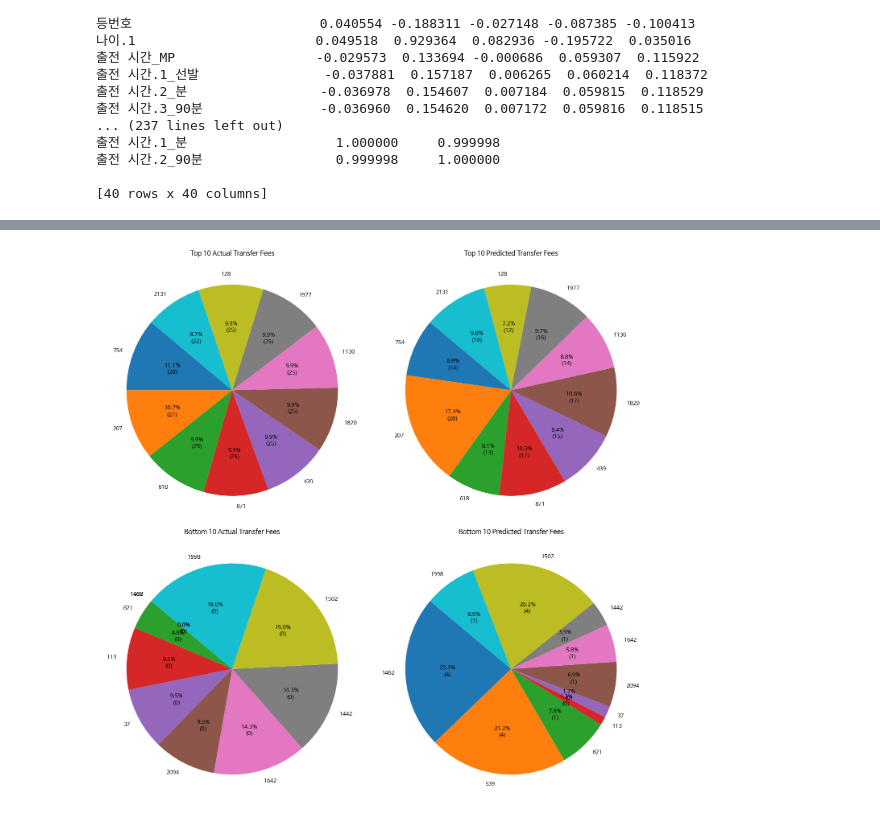
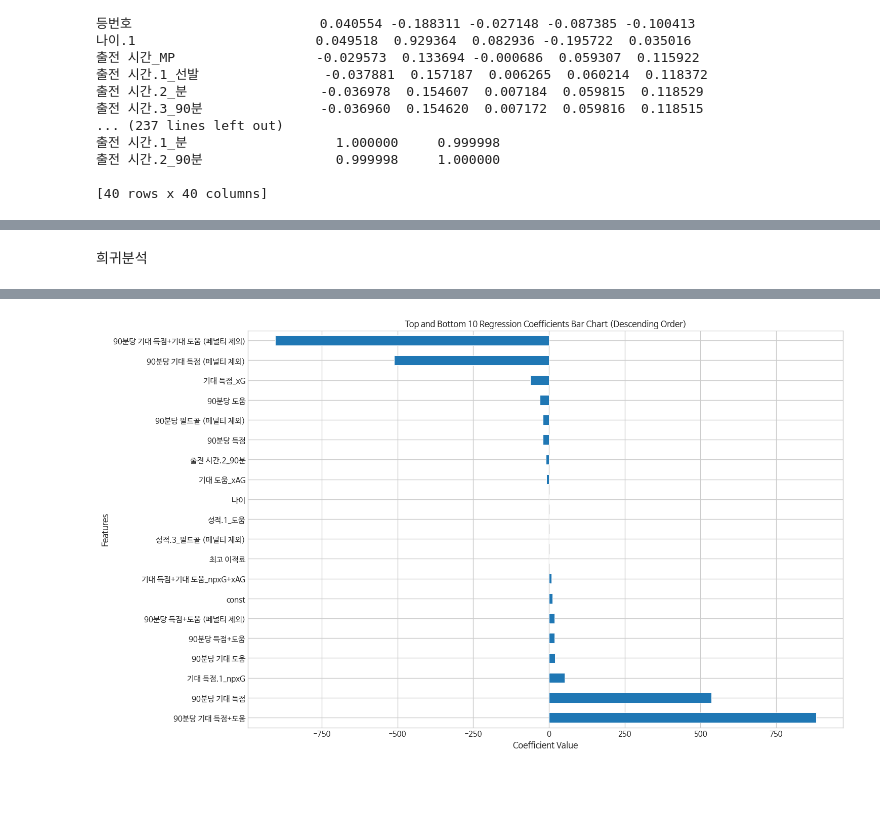
Before and after one commit to nyulnyul/FootballValues, a Jupyter notebook: footballvalue.ipynb, the cells around one changed output, grey strips where cells are left out. Drawn from its saved outputs; the diff is of its cells as text; code cells hidden in the pictures; blank space fills up the shorter version.

Commit message:
희귀분석 상관분석 상위 10개, 하위 10개 시각화

```diff
--- a/footballvalue.ipynb
+++ b/footballvalue.ipynb
@@ -391,13 +379,15 @@ plt.show()
+# %% [markdown]
+희귀분석
 # %%
+import pandas as pd
 import matplotlib.pyplot as plt
-import numpy as np
-import pandas as pd
+import statsmodels.api as sm
 from sklearn.model_selection import train_test_split
 from sklearn.metrics import mean_squared_error, r2_score
-import statsmodels.api as sm
+import numpy as np
 
-# 데이터 프레임 예시
-# df_cleaned = pd.read_csv('your_data.csv')
+# 데이터 불러오기 및 전처리 (df_cleaned는 이미 전처리된 데이터프레임으로 가정)
+# df_cleaned = pd.read_csv('path_to_your_data.csv')  # 예시로 데이터 파일을 불러오는 코드
 
 # 종속 변수와 독립 변수 설정
 X = df_cleaned.drop(['이적료'], axis=1).select_dtypes(include=['float64', 'int64'])  # 이적료를 제외한 숫자형 변수들
@@ -425,42 +415,41 @@ r2 = r2_score(y_test, y_pred)
 print(f"평균 제곱 오차 (MSE): {mse}")
 print(f"결정 계수 (R^2): {r2}")
 
-# 예측값과 실제값의 차이를 데이터프레임으로 생성
-results = pd.DataFrame({'Actual': y_test, 'Predicted': y_pred})
-results['Residual'] = results['Actual'] - results['Predicted']
+# 회귀 계수 출력
+coefficients = pd.DataFrame(model.params, X.columns, columns=['Coefficient'])
 
-# 음수 값을 절대값으로 변환
-results = results.abs()
+# 상위 10개 회귀 계수 추출 (높은 순서)
+top_10_coefficients = coefficients.nlargest(10, 'Coefficient')
 
-# 상위 10개와 하위 10개 데이터 추출
-top_10 = results.nlargest(10, 'Actual')
-bottom_10 = results.nsmallest(10, 'Actual')
+# 하위 10개 회귀 계수 추출 (낮은 순서)
+bottom_10_coefficients = coefficients.nsmallest(10, 'Coefficient')
 
-# 퍼센트와 숫자 표시 함수
-def func(pct, allvals):
-    absolute = int(np.round(pct/100.*np.sum(allvals)))
-    return "{:.1f}%\n({:d})".format(pct, absolute)
+# 데이터 합치기 (상위 10개와 하위 10개를 합친 후 내림차순으로 정렬)
+combined_coefficients = pd.concat([top_10_coefficients, bottom_10_coefficients]).sort_values(by='Coefficient', ascending=False)
 
-# 시각화
-fig, ax = plt.subplots(2, 2, figsize=(14, 14))
+# 막대 차트를 위한 데이터 준비
+coef_values = combined_coefficients['Coefficient'].values
+coef_labels = combined_coefficients.index
 
-# 상위 10개 실제값 파이 차트
-ax[0, 0].pie(top_10['Actual'], labels=top_10.index, autopct=lambda pct: func(pct, top_10['Actual']), startangle=140)
-ax[0, 0].set_title('Top 10 Actual Transfer Fees')
+# 막대 차트 시각화
+plt.style.use('_mpl-gallery')
 
-# 상위 10개 예측값 파이 차트
-ax[0, 1].pie(top_10['Predicted'], labels=top_10.index, autopct=lambda pct: func(pct, top_10['Predicted']), startangle=140)
-ax[0, 1].set_title('Top 10 Predicted Transfer Fees')
+fig, ax = plt.subplots(figsize=(12, 8))
 
-# 하위 10개 실제값 파이 차트
-ax[1, 0].pie(bottom_10['Actual'], labels=bottom_10.index, autopct=lambda pct: func(pct, bottom_10['Actual']), startangle=140)
-ax[1, 0].set_title('Bottom 10 Actual Transfer Fees')
+# 가로 막대 차트 그리기
+y = np.arange(len(coef_values))
+x = coef_values
+ax.barh(y, x, height=0.5, edgecolor="white", linewidth=0.7)
 
-# 하위 10개 예측값 파이 차트
-ax[1, 1].pie(bottom_10['Predicted'], labels=bottom_10.index, autopct=lambda pct: func(pct, bottom_10['Predicted']), startangle=140)
-ax[1, 1].set_title('Bottom 10 Predicted Transfer Fees')
+# 축 레이블 및 제목 설정
+ax.set_yticks(y)
+ax.set_yticklabels(coef_labels)
+ax.set_ylim(-0.5, len(coef_values)-0.5)
 
-plt.tight_layout()
+plt.title('Top and Bottom 10 Regression Coefficients Bar Chart (Descending Order)')
+plt.xlabel('Coefficient Value')
+plt.ylabel('Features')
+
 plt.show()
 # %% [output]
                             OLS Regression Results
@@ -473,11 +462,11 @@ Time:                        15:35:13   Log-Likelihood:                -2358.1
 No. Observations:                 873   AIC:                             4774.
 Df Residuals:                     844   BIC:                             4913.
 Df Model:                          28
 Covariance Type:            nonrobust
 =============================================================================================
 ... (51 lines left out)
 [2] The smallest eigenvalue is 2.72e-23. This might indicate that there are
 strong multicollinearity problems or that the design matrix is singular.
 평균 제곱 오차 (MSE): 17.062090060940694
 결정 계수 (R^2): 0.6288053264078656
-[figure, old version]
+[figure, new version]
```
Also changed, not shown: parts of 7 cells of this notebook.
